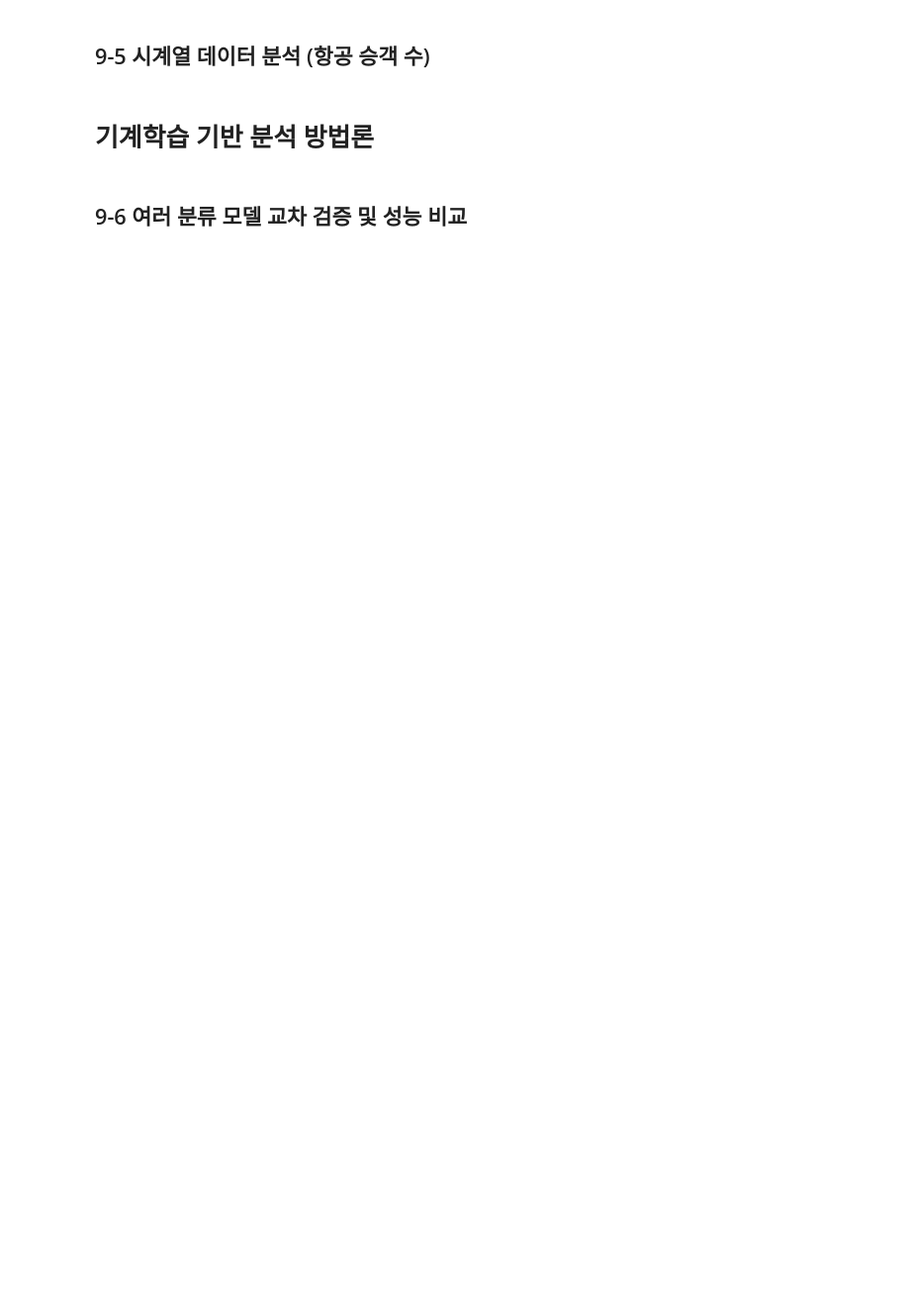
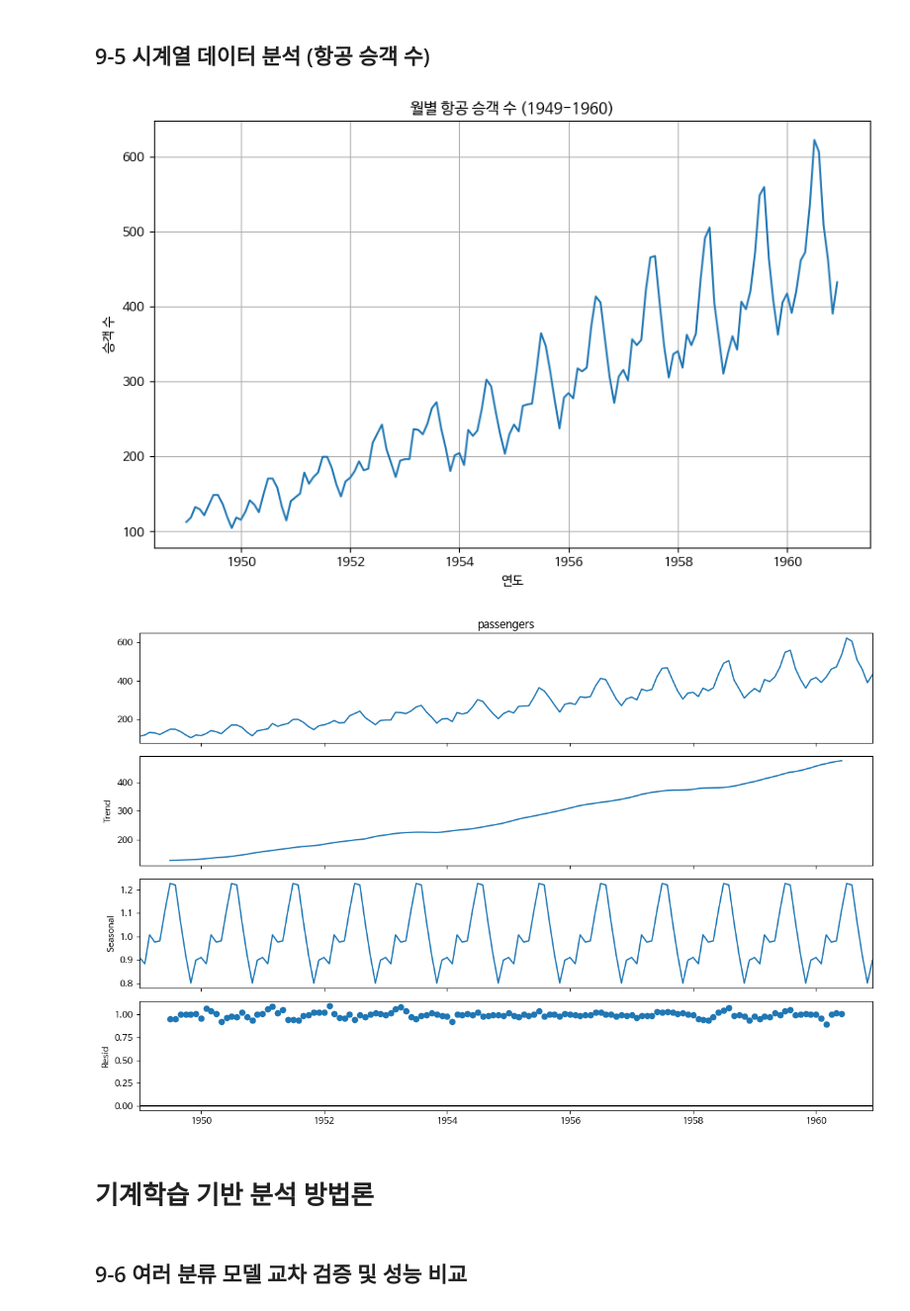
Before and after one commit to HeeSeok-Kwon/Data-Analysis-with-Open-Source, a Jupyter notebook: 오픈소스_데이터_분석_9강.ipynb, the cells around one changed output. Shown at 99% size. Saved outputs shown, nothing was run; the diff lists cells and outputs as text; code cells hidden in the pictures; blank space fills up the shorter version.

```diff
--- a/오픈소스_데이터_분석_9강.ipynb
+++ b/오픈소스_데이터_분석_9강.ipynb
@@ -174,35 +183,39 @@ else:
 import pandas as pd
 import seaborn as sns
 import matplotlib.pyplot as plt
-from statsmodels.tsa.seasonal import seasonal_decompose
+from statsmodels.tsa.seasonal import seasonal_decompose # 주기성 데이터 분석
 
 ## seaborn에서 flights 데이터셋 로드
 flights = sns.load_dataset('flights')
 
 ## 날짜 형식 변환 및 인덱스 설정
 ## 'year'와 'month' 컬럼을 이용하여 'date' 컬럼 생성 후 인덱스로 설정
 flights['date'] = pd.to_datetime(
     flights['year'].astype(str) + '-' +
     flights['month'].astype(str) + '-01'
 )
 flights = flights.set_index('date').sort_index()
 
 ## 시계열 시각화
 plt.figure(figsize=(10, 6))
 plt.plot(flights['passengers'])
 plt.title('월별 항공 승객 수 (1949-1960)')
 plt.xlabel('연도')
 plt.ylabel('승객 수')
 plt.grid(True)
 plt.show()
 
 ## 시계열 분해 (추세, 계절성, 잔차)
 ## 시계열 데이터를 추세(Trend), 계절성(Seasonal), 잔차(Residual)로 분해
+decomposition = seasonal_decompose(flights['passengers'], model='multiplicative', period=12)
 
 fig = decomposition.plot()
 fig.set_size_inches(12, 8)
 plt.tight_layout()
 plt.show()
+# %% [output]
+[figure, added]
+[figure, added]
 # %% [markdown]
 # 기계학습 기반 분석 방법론
 # %% [markdown]
```
Also changed, not shown: parts of 9 cells of this notebook.
